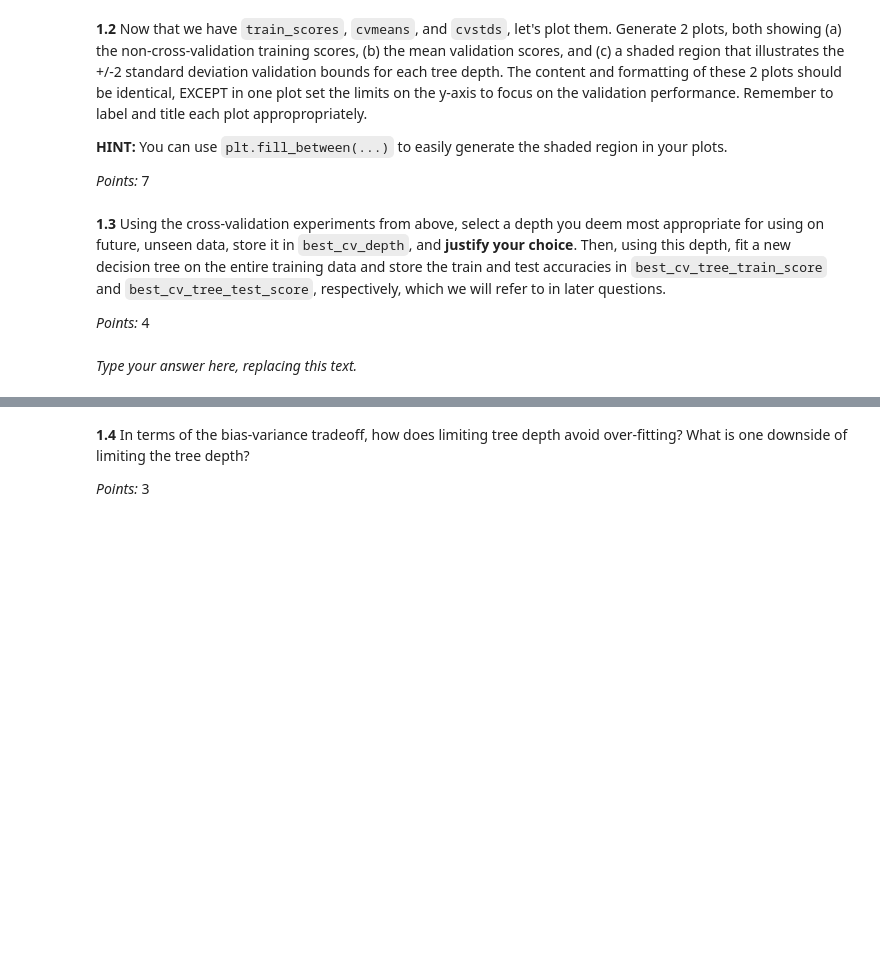
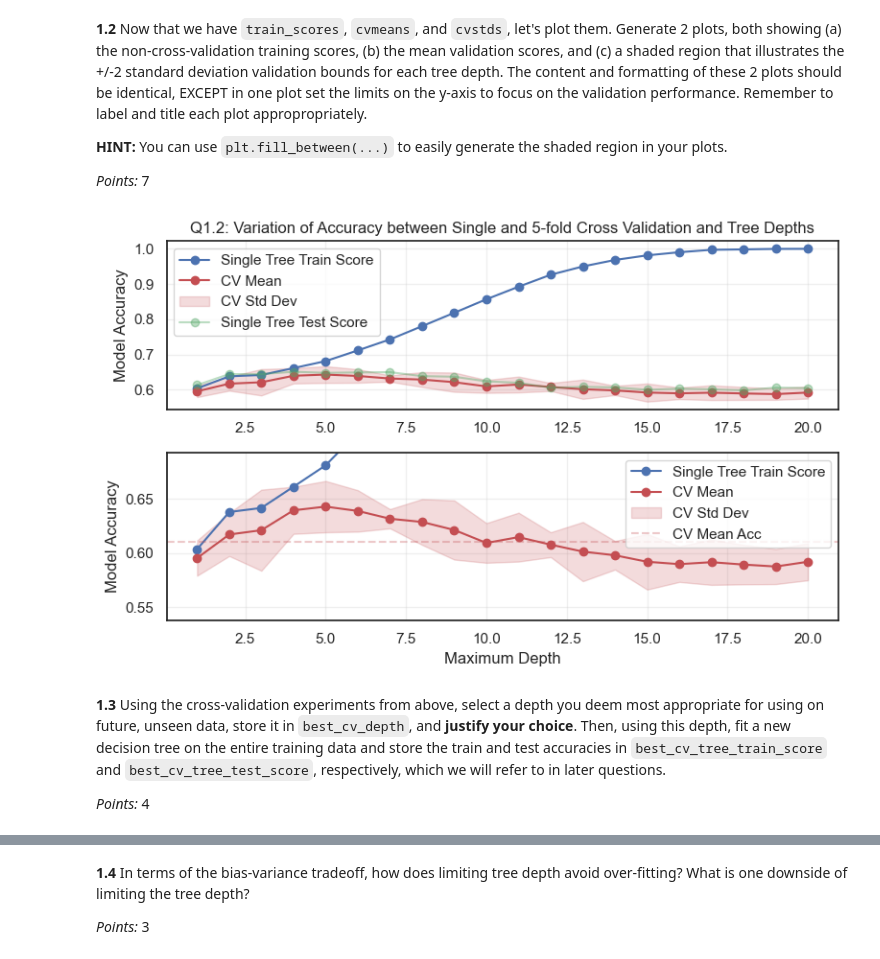
Before and after one commit to sykrishukor94/Harvard-CSCI_E-109A, a Jupyter notebook: cs109a_hw6/cs109a_hw6.ipynb, the cells around one changed output, grey strips where cells are left out. Cells and saved outputs as stored; diff of their text form; code cells hidden in the pictures; blank space fills up the shorter version.

```diff
--- a/cs109a_hw6/cs109a_hw6.ipynb
+++ b/cs109a_hw6/cs109a_hw6.ipynb
@@ -179,7 +179,7 @@ _Points:_ 7
 # %%
 # your code here
 
-df = pd.DataFrame(columns=['depth', 'all_cv','train_scores' ,'mean_cv', 'std_cv'])
+df = pd.DataFrame(columns=['depth', 'all_cv','train_scores', 'test_scores','mean_cv', 'std_cv'])
 
 tree_depth_start, tree_depth_end, steps = 1, 20, 1
 
@@ -195,11 +195,13 @@ for i in range(tree_depth_start, tree_depth_end + 1, steps):
     df.loc[idx, 'all_cv'] = scores
     # df.loc[idx, 'train_scores'] = model.score(X_train, y_train)
     df.loc[idx, 'train_scores'] = accuracy_score(y_train, model.predict(X_train))
+    df.loc[idx, 'test_scores'] = accuracy_score(y_test, model.predict(X_test))
     df.loc[idx, 'mean_cv'] = scores.mean()
     df.loc[idx, 'std_cv'] = scores.std()
 
     idx += 1
 
 train_scores = df["train_scores"].values
+test_scores = df["test_scores"].values
 cvmeans = df["mean_cv"].values
 cvstds = df["std_cv"].values
@@ -253,3 +224,43 @@ _Points:_ 7
+# %%
+fig, axes = plt.subplots(2, 1, figsize=(8, 5))
+
+tree_depth =  [i for i in range(tree_depth_start, tree_depth_end + 1, steps)]
+train_scores = np.array(df["train_scores"].values, dtype = float)
+test_scores = np.array(df["test_scores"].values, dtype = float)
+cvmeans = np.array(df["mean_cv"].values, dtype = float)
+cvstds = np.array(df["std_cv"].values, dtype = float)
+
+#Plot
+
+
+axes[0].plot(tree_depth, train_scores, 'b-', marker='o')
+axes[0].plot(tree_depth, cvmeans, 'r-', marker='o')
+axes[0].fill_between(tree_depth, cvmeans + (cvstds*2),
+                     cvmeans - (cvstds*2),
+                     color = 'r', alpha=0.2)
+axes[0].plot(tree_depth, test_scores, 'b-', c='g', alpha=0.4, marker='o')
+axes[0].set_ylabel("Model Accuracy")
+axes[0].set_title('Q1.2: Variation of Accuracy between Single and 5-fold Cross Validation and Tree Depths')
+axes[0].legend(['Single Tree Train Score', 'CV Mean','CV Std Dev', 'Single Tree Test Score'])
+axes[0].grid(alpha = 0.3)
+
+
+axes[1].plot(tree_depth, train_scores, 'b-', marker='o')
+axes[1].plot(tree_depth, cvmeans, 'r-', marker='o')
+axes[1].fill_between(tree_depth, cvmeans + (cvstds*2),
+                     cvmeans - (cvstds*2),
+                     color = 'r', alpha=0.2)
+axes[1].axhline(np.mean(cvmeans), c='r', ls='--', alpha=0.3, label=rf'Accuracy mean')
+axes[1].set_ylabel("Model Accuracy")
+axes[1].set_ylim(np.min(cvmeans)-0.05, np.max(cvmeans)+0.05)
+axes[1].set_xlabel("Maximum Depth")
+axes[1].legend(['Single Tree Train Score', 'CV Mean','CV Std Dev', 'CV Mean Acc'])
+axes[1].grid(alpha = 0.3)
+
+plt.tight_layout()
+plt.show()
+# %% [output]
+[figure, added]
 # %% [markdown]
 <!-- END QUESTION -->
 
@@ -262,5 +273,3 @@ _Points:_ 7
 </div>
 
 _Points:_ 4
-# %% [markdown]
-_Type your answer here, replacing this text._
```
Also changed, not shown: parts of 79 cells of this notebook, 35 other files.
